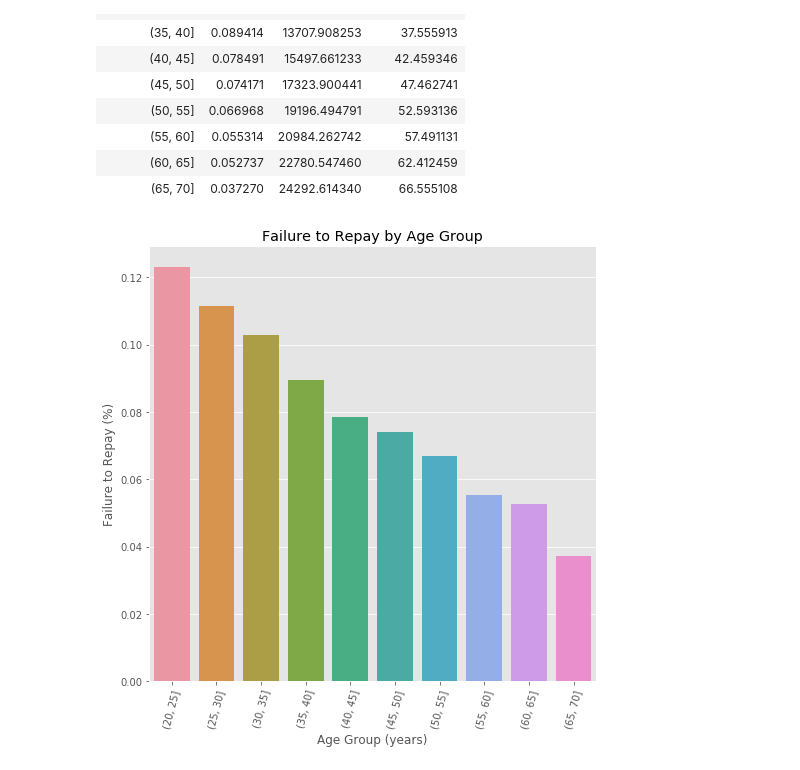
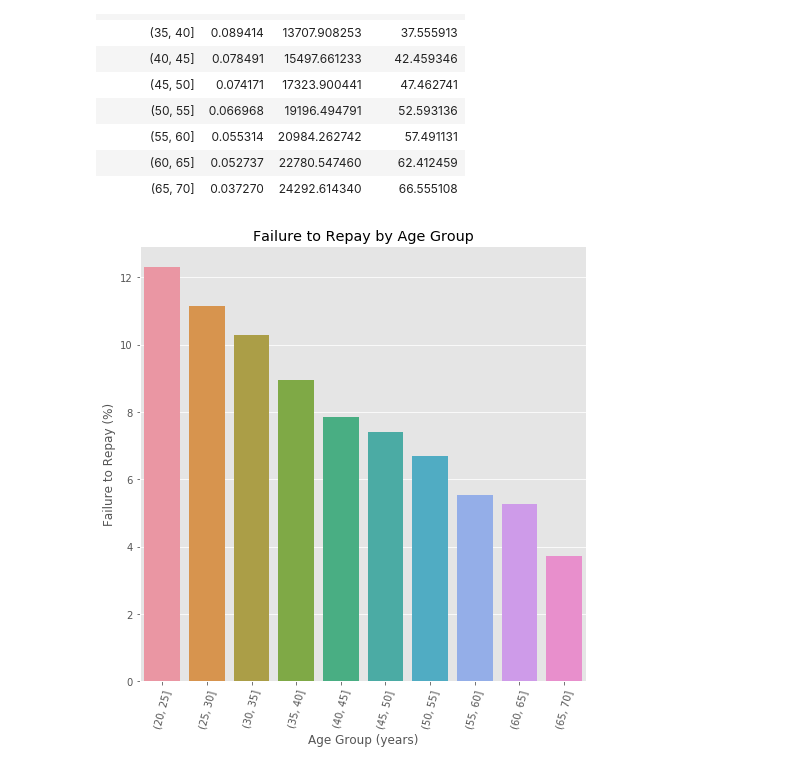
Before and after one commit to capslook1218/4th-ML100Days, a Jupyter notebook: homework/Day_016_HW.ipynb, the cells around one changed output. Saved outputs shown, nothing was run; the diff lists cells and outputs as text; code cells hidden in the pictures.

```diff
--- a/homework/Day_016_HW.ipynb
+++ b/homework/Day_016_HW.ipynb
@@ -116,17 +116,17 @@ age_groups
 # %%
 plt.figure(figsize = (8, 8))
 
 # 以年齡區間為 x, target 為 y 繪製 barplot
 """
 Your Code Here
 """
-px = age_groups.index
-py = age_groups['TARGET']
+px = age_groups.index.astype('str')
+py = age_groups['TARGET']*100
 
 sns.barplot(px, py)
 
 # Plot labeling
 plt.xticks(rotation = 75); plt.xlabel('Age Group (years)'); plt.ylabel('Failure to Repay (%)')
 plt.title('Failure to Repay by Age Group');
 # %% [output]
-[figure, old version]
+[figure, new version]
```
